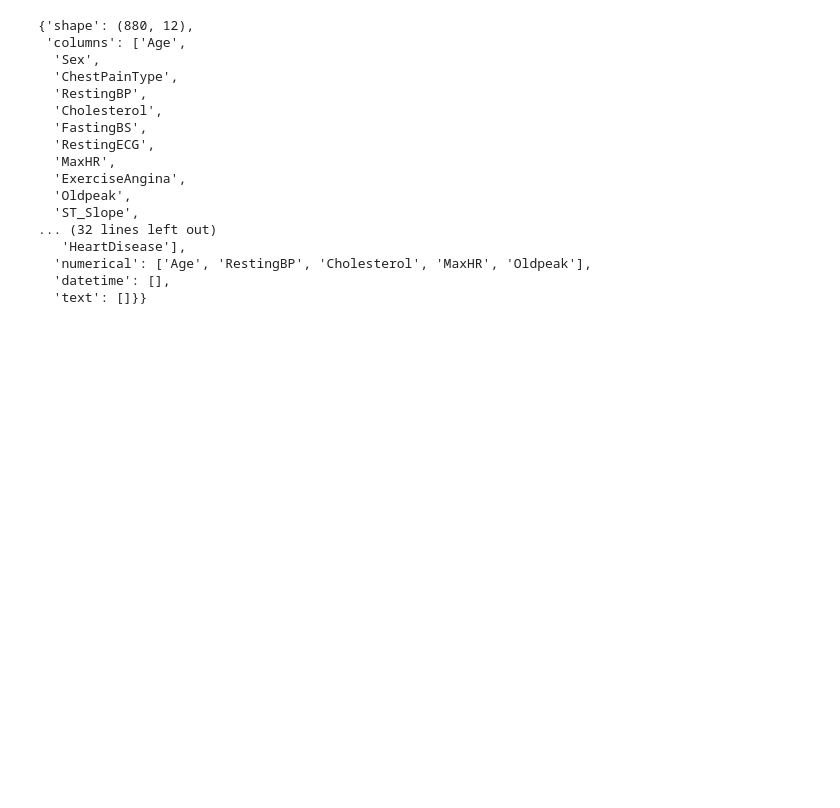
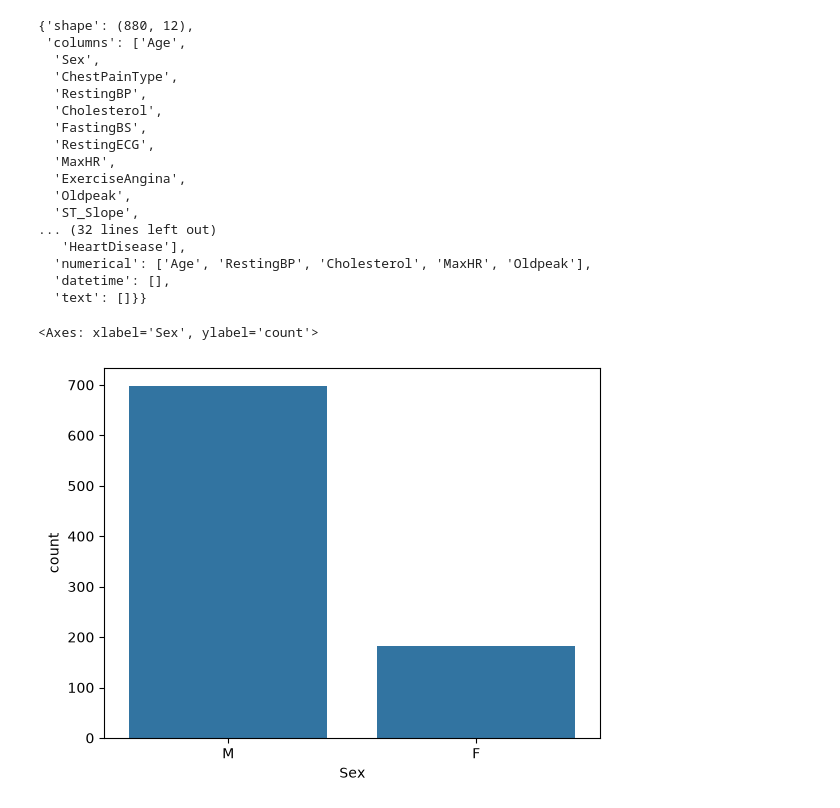
Before and after one commit to palak-bajpai-039/Machine-Learning, a Jupyter notebook: heart/heart.ipynb, the cells around one changed output. Saved outputs shown, nothing was run; the diff lists cells and outputs as text; code cells hidden in the pictures; blank space fills up the shorter version.

```diff
--- a/heart/heart.ipynb
+++ b/heart/heart.ipynb
@@ -202,3 +202,8 @@ sh.analyze(df)
   'numerical': ['Age', 'RestingBP', 'Cholesterol', 'MaxHR', 'Oldpeak'],
   'datetime': [],
   'text': []}}
+# %%
+sns.countplot(x=df['Sex'])
+# %% [output]
+<Axes: xlabel='Sex', ylabel='count'>
+[figure, added]
```
Also changed, not shown: parts of 1 cell of this notebook.
